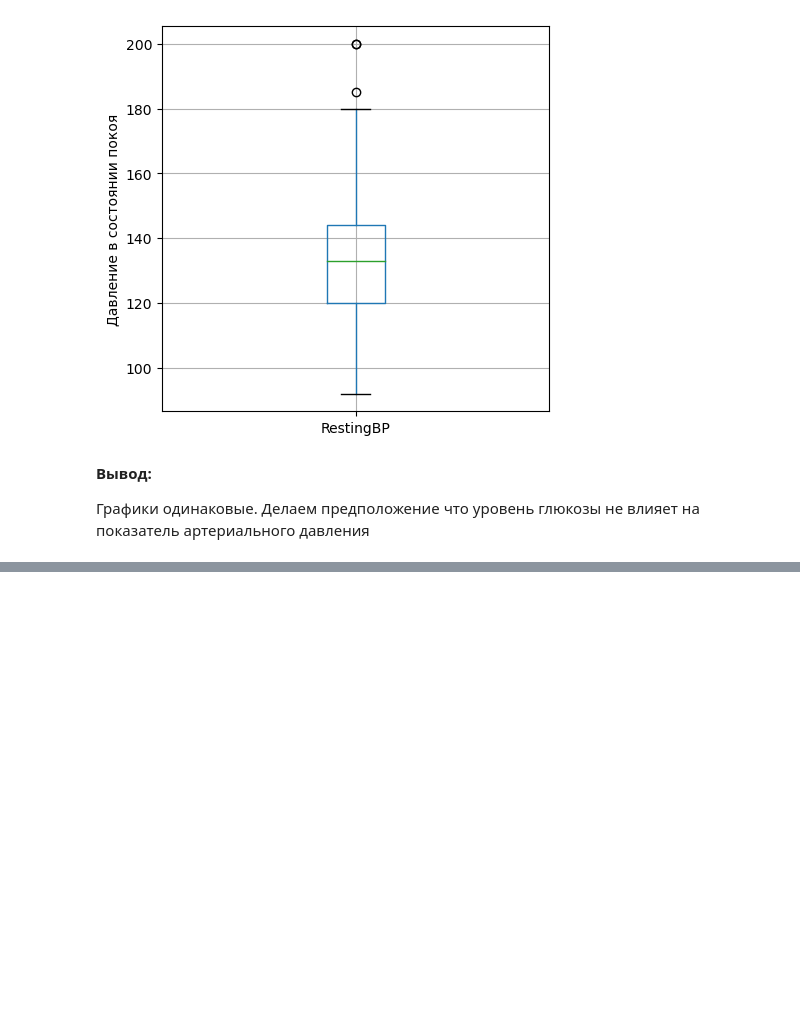
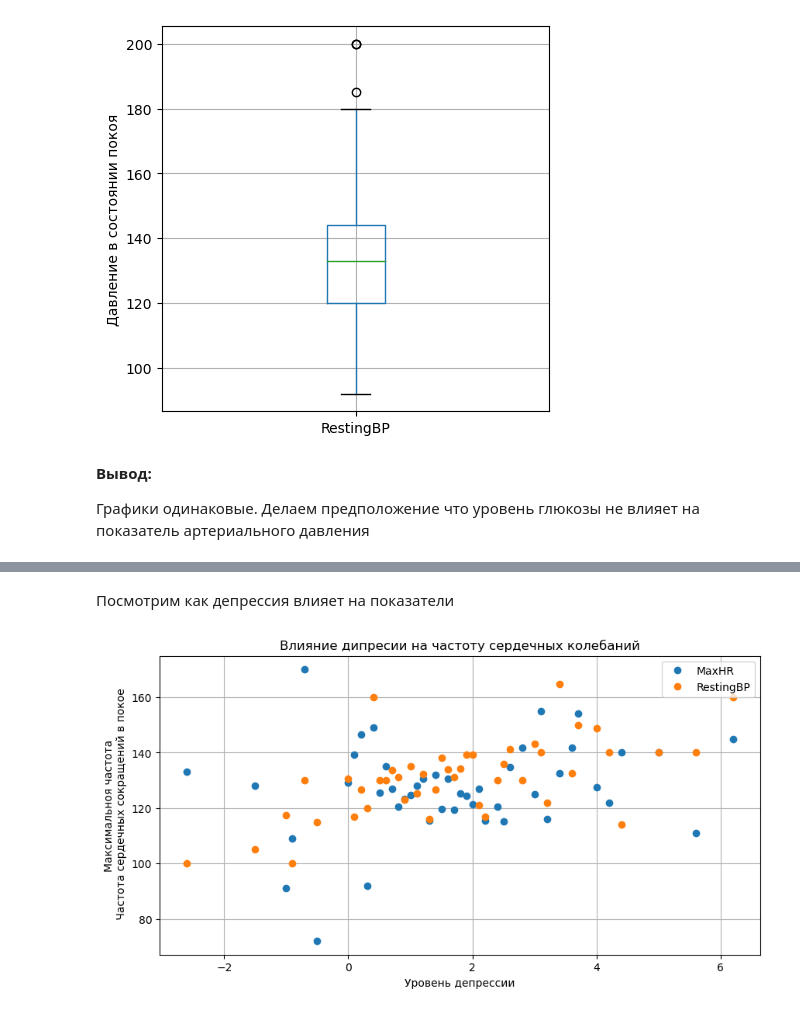
Before and after one commit to DzhafarovSergey/heart_disease_research, a Jupyter notebook: Heart disease research.ipynb, the cells around one changed output, grey strips where cells are left out. Cells and saved outputs as stored; diff of their text form; code cells hidden in the pictures; blank space fills up the shorter version.

```diff
--- a/Heart disease research.ipynb
+++ b/Heart disease research.ipynb
@@ -345,0 +378,13 @@ plt.show()
+# %% [markdown]
+Посмотрим как депрессия влияет на показатели
+# %%
+(heart_disease_true_asy
+
+     .pivot_table(index='Oldpeak', values=['RestingBP', 'MaxHR'])
+     .plot(style='o',grid=True, figsize=(10, 5), title='Влияние дипресии на частоту сердечных колебаний')
+)
+plt.xlabel('Уровень депрессии')
+plt.ylabel('Максимальноя частота\n Частота сердечных сокращений в покое')
+plt.show()
+# %% [output]
+[figure, added]
```
Also changed, not shown: parts of 17 cells of this notebook.
